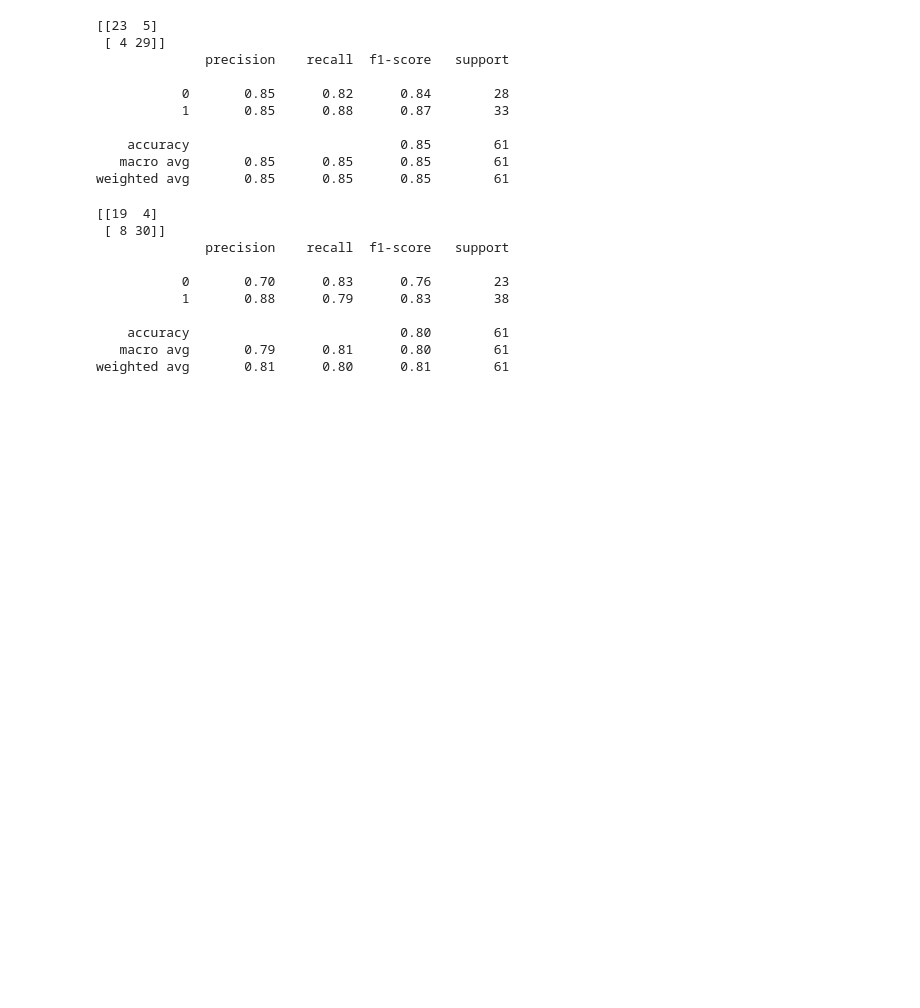
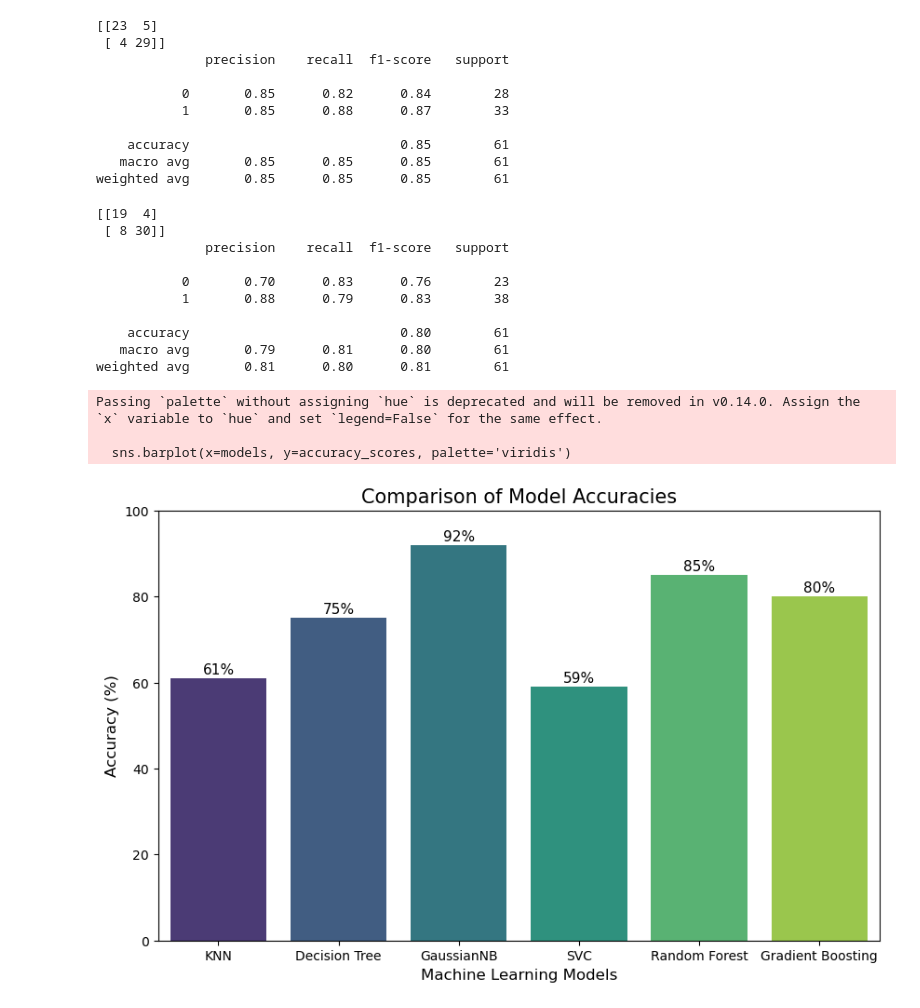
Before and after one commit to S100NOURA/heart_attack_analysis, a Jupyter notebook: Heart_Attack.ipynb, the cells around one changed output. Drawn from its saved outputs; the diff is of its cells as text; code cells hidden in the pictures; blank space fills up the shorter version.

```diff
--- a/Heart_Attack.ipynb
+++ b/Heart_Attack.ipynb
@@ -227,3 +227,31 @@ all(model6)
     accuracy                           0.80        61
    macro avg       0.79      0.81      0.80        61
 weighted avg       0.81      0.80      0.81        61
+# %%
+import matplotlib.pyplot as plt
+import seaborn as sns
+
+# تجهيز البيانات بناءً على النتائج التي حققتِها
+models = ['KNN', 'Decision Tree', 'GaussianNB', 'SVC', 'Random Forest', 'Gradient Boosting']
+accuracy_scores = [61, 75, 92, 59, 85, 80]
+
+# رسم الشكل البياني
+plt.figure(figsize=(10, 6))
+sns.barplot(x=models, y=accuracy_scores, palette='viridis')
+
+# إضافة العناوين والتفاصيل
+plt.title('Comparison of Model Accuracies', fontsize=15)
+plt.xlabel('Machine Learning Models', fontsize=12)
+plt.ylabel('Accuracy (%)', fontsize=12)
+plt.ylim(0, 100) # لجعل المقياس واضح من 0 إلى 100
+
+# إضافة رقم النسبة فوق كل عمود للتوضيح
+for i, score in enumerate(accuracy_scores):
+ plt.text(i, score + 1, f'{score}%', ha='center', fontsize=11)
+
+plt.show()
+# %% [output]
+Passing `palette` without assigning `hue` is deprecated and will be removed in v0.14.0. Assign the `x` variable to `hue` and set `legend=False` for the same effect.
+
+  sns.barplot(x=models, y=accuracy_scores, palette='viridis')
+[figure, added]
```
